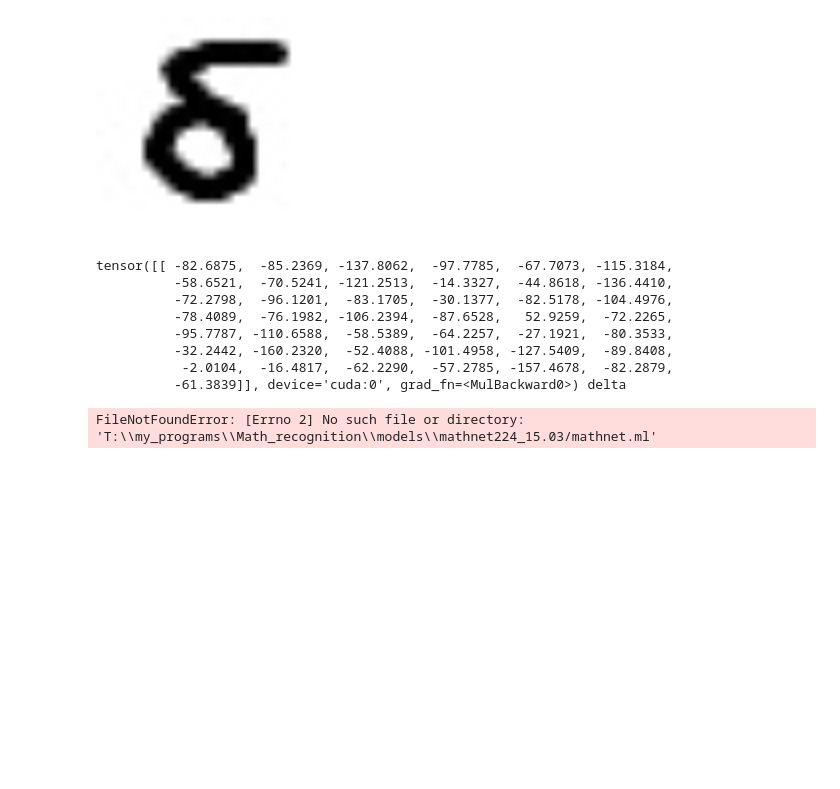
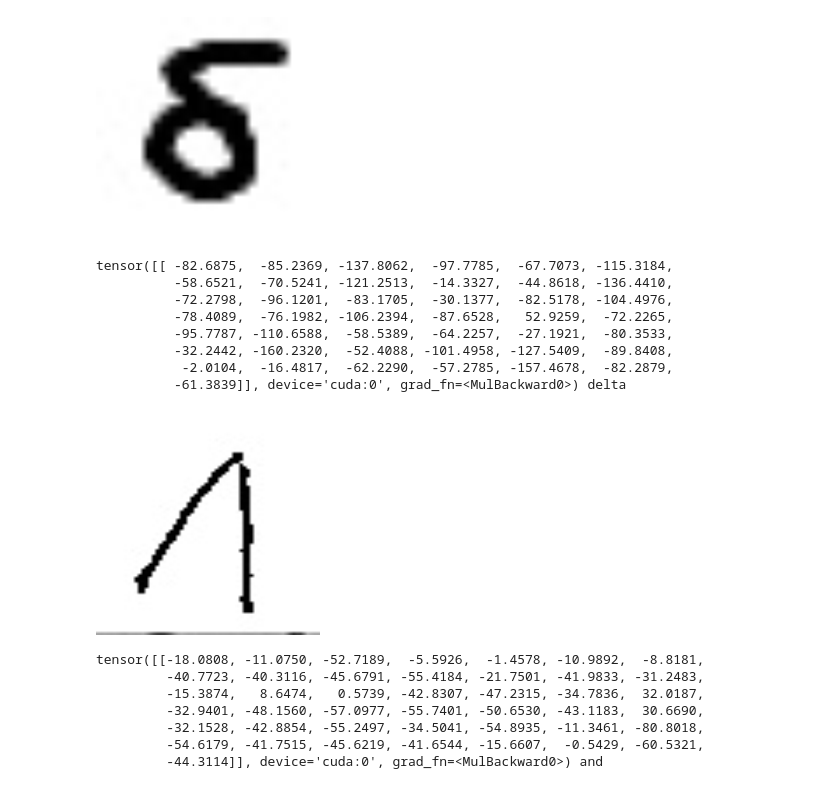
Before and after one commit to sawwere/Math_recognition, a Jupyter notebook: trainMathNet.ipynb, the cells around one changed output. Drawn from its saved outputs; the diff is of its cells as text; code cells hidden in the pictures; blank space fills up the shorter version.

```diff
--- a/trainMathNet.ipynb
+++ b/trainMathNet.ipynb
@@ -388,30 +392,37 @@ tensor([[ -82.6875,  -85.2369, -137.8062,  -97.7785,  -67.7073, -115.3184,
 # %%
 import cv2
 from PIL import Image, ImageOps
 
 m = mnt.MathNet()
-m.load_state_dict(torch.load('T:\my_programs\Math_recognition\models\mathnet224_15.03'+'/mathnet.ml'))
+m.load_state_dict(torch.load('T:\my_programs\Math_recognition\models\mathnet224'+'/mathnet8.ml'))
 device = torch.device('cuda:0' if torch.cuda.is_available() else 'cpu')
 m = m.to(device)
 m.eval()
 
 img = Image.open("TEST/0.jpg")
 #print(img.shape)
 convert_tensor = transforms.Compose([
     transforms.Resize((IMAGE_SIZE,IMAGE_SIZE)),
     transforms.Grayscale(1),
     transforms.ToTensor()
 
 ])
 x_image = convert_tensor(img)
 
 aaa = transforms.ToPILImage()
 display(aaa(x_image))
 
 x_image = x_image.unsqueeze(0).float()
 x_image = x_image.to(device)
 
 pred = m(x_image)
-print(pred*10, map_pred(pred.argmax().item()))
+print(pred*10, mnt.map_pred(pred.argmax().item()))
 # %% [output]
+[figure, added]
-FileNotFoundError: [Errno 2] No such file or directory: 'T:\\my_programs\\Math_recognition\\models\\mathnet224_15.03/mathnet.ml'
+tensor([[-18.0808, -11.0750, -52.7189,  -5.5926,  -1.4578, -10.9892,  -8.8181,
+         -40.7723, -40.3116, -45.6791, -55.4184, -21.7501, -41.9833, -31.2483,
+         -15.3874,   8.6474,   0.5739, -42.8307, -47.2315, -34.7836,  32.0187,
+         -32.9401, -48.1560, -57.0977, -55.7401, -50.6530, -43.1183,  30.6690,
+         -32.1528, -42.8854, -55.2497, -34.5041, -54.8935, -11.3461, -80.8018,
+         -54.6179, -41.7515, -45.6219, -41.6544, -15.6607,  -0.5429, -60.5321,
+         -44.3114]], device='cuda:0', grad_fn=<MulBackward0>) and
```
Also changed, not shown: parts of 4 cells of this notebook, 4 other files.
